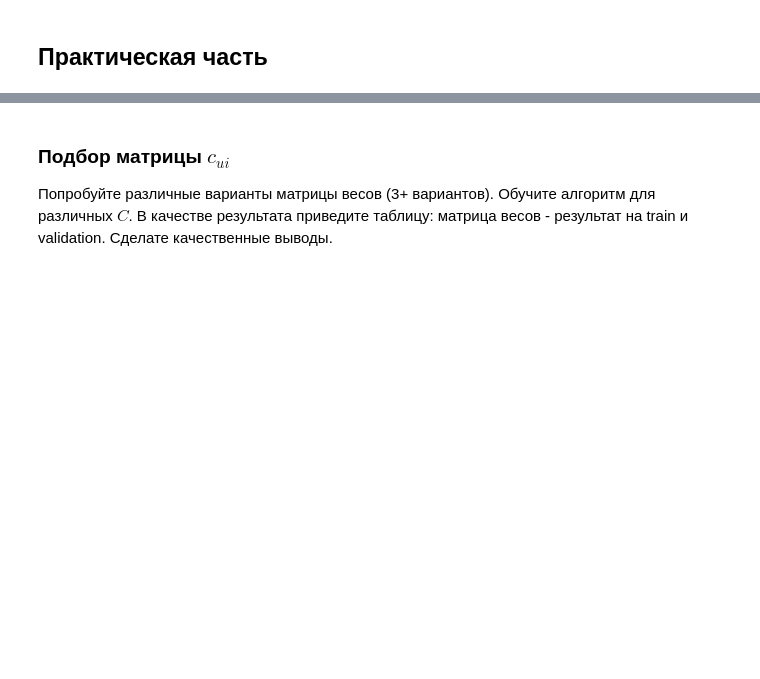
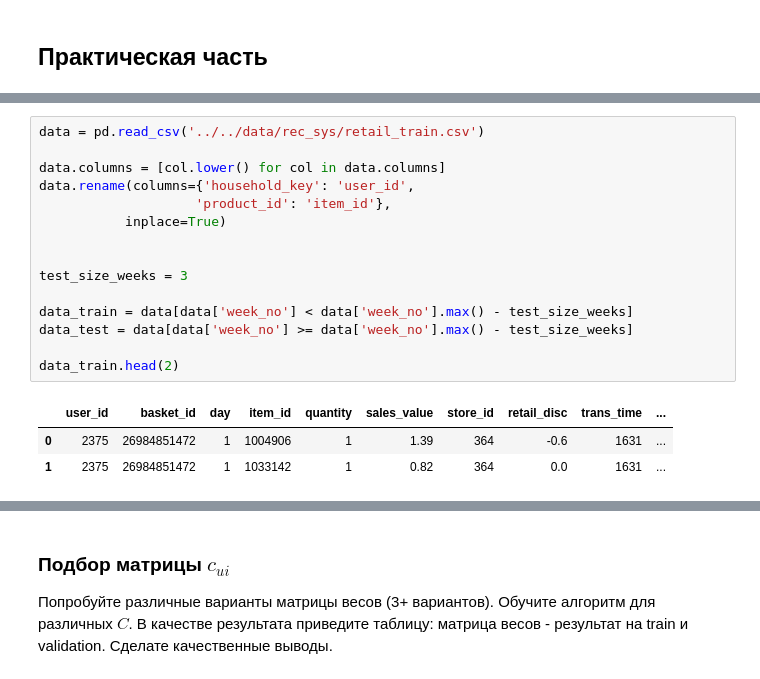
Before and after one commit to AndreiBazhenau/gb, a Jupyter notebook: rec_sys/hw3.ipynb, the cells around one changed output, grey strips where cells are left out. Drawn from its saved outputs; the diff is of its cells as text; blank space fills up the shorter version.

```diff
--- a/rec_sys/hw3.ipynb
+++ b/rec_sys/hw3.ipynb
@@ -23,0 +83,19 @@ import implicit
+# %%
+data = pd.read_csv('../../data/rec_sys/retail_train.csv')
+
+data.columns = [col.lower() for col in data.columns]
+data.rename(columns={'household_key': 'user_id',
+                    'product_id': 'item_id'},
+           inplace=True)
+
+
+test_size_weeks = 3
+
+data_train = data[data['week_no'] < data['week_no'].max() - test_size_weeks]
+data_test = data[data['week_no'] >= data['week_no'].max() - test_size_weeks]
+
+data_train.head(2)
+# %% [output]
+|  | user_id | basket_id | day | item_id | quantity | sales_value | store_id | retail_disc | trans_time | ... |
+| 0 | 2375 | 26984851472 | 1 | 1004906 | 1 | 1.39 | 364 | -0.6 | 1631 | ... |
+| 1 | 2375 | 26984851472 | 1 | 1033142 | 1 | 0.82 | 364 | 0.0 | 1631 | ... |
```
Also changed, not shown: parts of 33 cells of this notebook, 13 other files.
